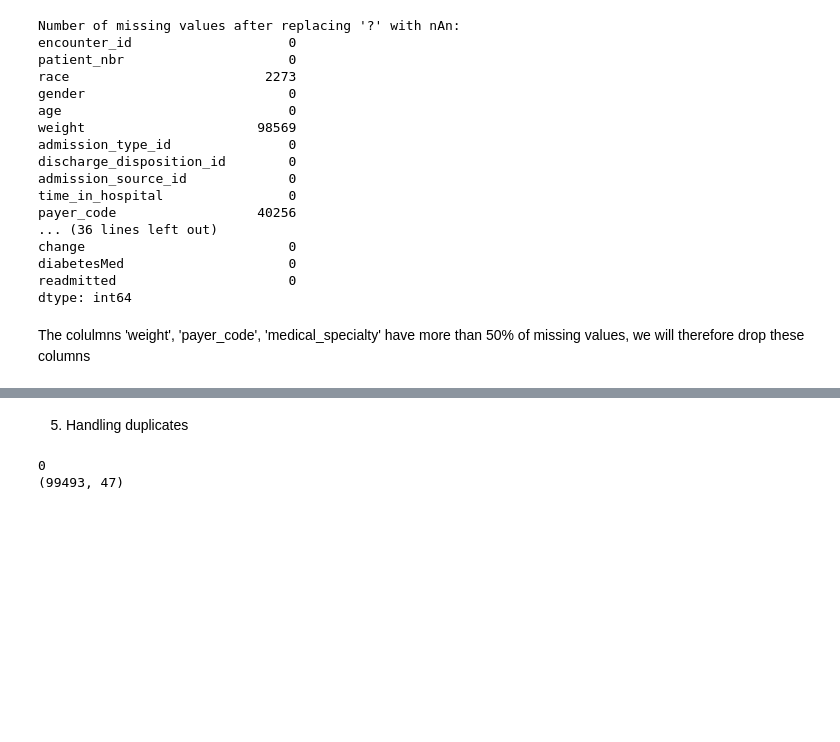
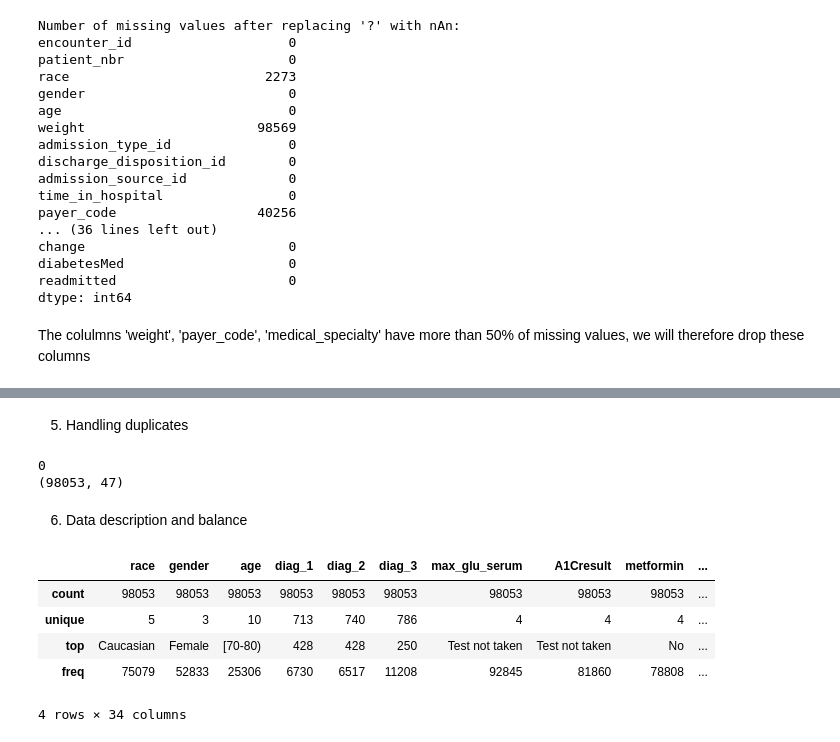
Before and after one commit to SandrineDaniel/Projet_ML, a Jupyter notebook: projet_notebook.ipynb, the cells around one changed output, grey strips where cells are left out. Drawn from its saved outputs; the diff is of its cells as text; code cells hidden in the pictures; blank space fills up the shorter version.

```diff
--- a/projet_notebook.ipynb
+++ b/projet_notebook.ipynb
@@ -175,8 +206,19 @@ Number of rows after cleaning: 99493
-# %% [markdown]
-5. Handling duplicates
-# %%
-print(df.duplicated().sum())
-print(df.shape)
-# %% [output]
-0
-(99493, 47)
+# %% [markdown]
+5. Handling duplicates
+# %%
+print(df.duplicated().sum())
+print(df.shape)
+# %% [output]
+0
+(98053, 47)
+# %% [markdown]
+6. Data description and balance
+# %%
+df.describe(include='object') #For categorial variables
+# %% [output]
+|  | race | gender | age | diag_1 | diag_2 | diag_3 | max_glu_serum | A1Cresult | metformin | ... |
+| count | 98053 | 98053 | 98053 | 98053 | 98053 | 98053 | 98053 | 98053 | 98053 | ... |
+| unique | 5 | 3 | 10 | 713 | 740 | 786 | 4 | 4 | 4 | ... |
+| top | Caucasian | Female | [70-80) | 428 | 428 | 250 | Test not taken | Test not taken | No | ... |
+| freq | 75079 | 52833 | 25306 | 6730 | 6517 | 11208 | 92845 | 81860 | 78808 | ... |
+4 rows × 34 columns
```
Also changed, not shown: parts of 30 cells of this notebook, 1 other file.
